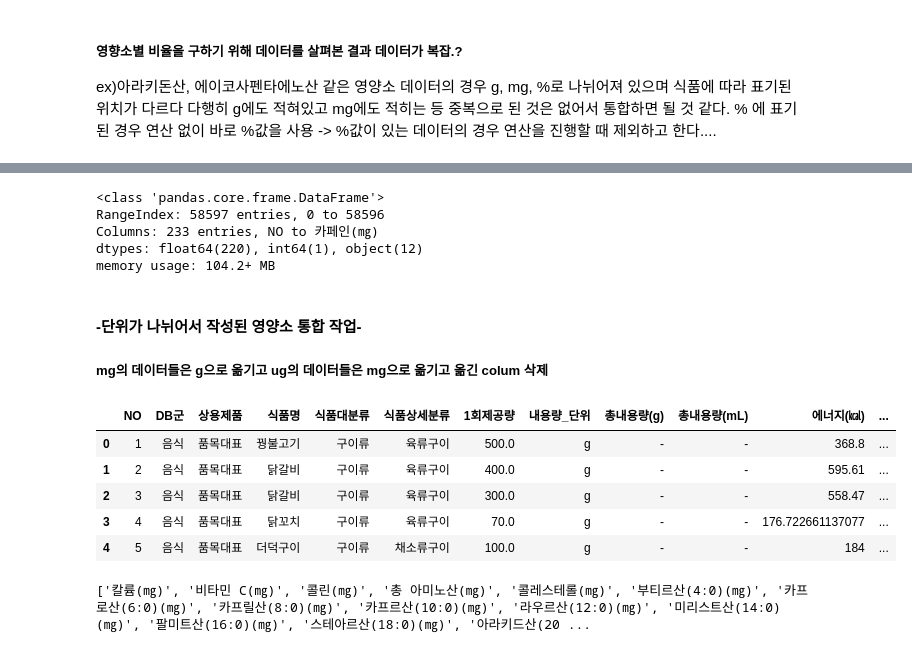
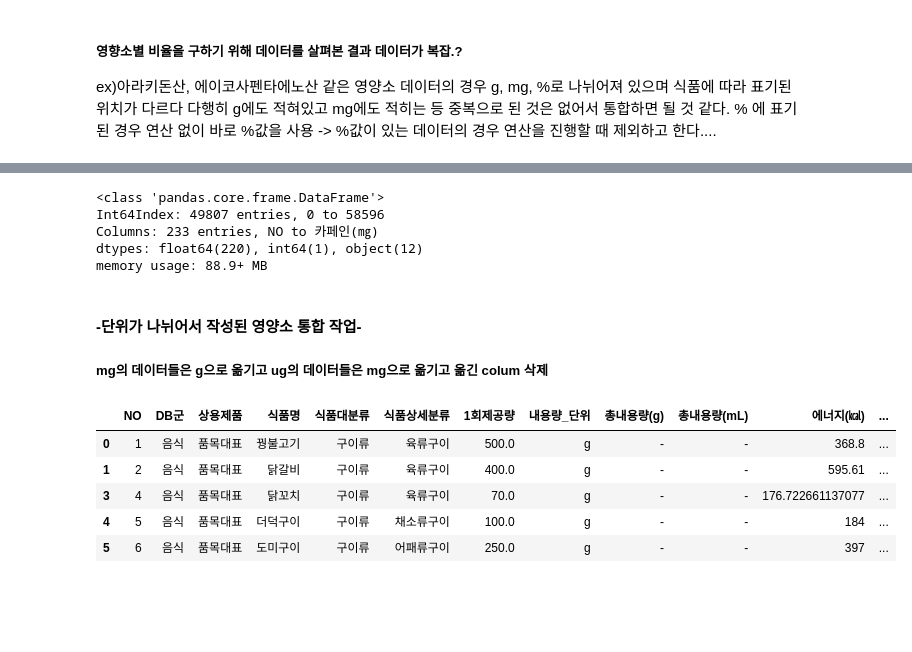
Before and after one commit to mang0206/test_mirror, a Jupyter notebook: food_nutrients/ food_nutrients_MJ.ipynb, the cells around one changed output, grey strips where cells are left out. Saved outputs shown, nothing was run; the diff lists cells and outputs as text; code cells hidden in the pictures; blank space fills up the shorter version.

```diff
--- a/food_nutrients/ food_nutrients.ipynb
+++ b/food_nutrients/ food_nutrients_MJ.ipynb
@@ -10,7 +10,7 @@ import pandas as pd
 import matplotlib.pyplot as plt
 import re
 # %%
-food_nutrients = pd.read_excel('통합 식품영양성분DB_20211106.xlsx', skiprows=[0,1,2])
+food_nutrients = pd.read_excel('통합 식품영양성분DB_20211106.xlsx', skiprows=[0,1,2], engine='openpyxl')
 food_nutrients.head()
 # %% [output]
 |  | NO | SAMPLE_ID | 식품코드 | DB군 | 상용제품 | 식품명 | 연도 | 지역 / 제조사 | 채취시기 | 식품대분류 | ... | ... |
@@ -68,0 +71,4 @@ food_nutrients_copy.head()
+# %%
+food_nutrients_copy = food_nutrients_copy.drop_duplicates(['식품명'])
+
+food_nutrients_copy.head()
@@ -78,10 +99,10 @@ food_nutrients_copy2 = food_nutrients_copy.copy()
 # %%
 gTomg = 0.001
 
-for col in food_nutrients_copy2.loc[: ,'단백질(g)':'카페인(㎎)']:
+for col in food_nutrients_copy.loc[: ,'단백질(g)':'카페인(㎎)']:
     if '㎎' in col:
-        food_nutrients_copy2[col] = food_nutrients_copy2[col] * gTomg
-for col in food_nutrients_copy2.loc[: ,'단백질(g)':'카페인(㎎)']:
+        food_nutrients_copy[col] = food_nutrients_copy[col] * gTomg
+for col in food_nutrients_copy.loc[: ,'단백질(g)':'카페인(㎎)']:
     if '㎍' in col:
-        food_nutrients_copy2[col] = food_nutrients_copy2[col] * gTomg * gTomg
+        food_nutrients_copy[col] = food_nutrients_copy[col] * gTomg * gTomg
 # %%
@@ -150,5 +153,5 @@ make_nutrientt_list_delete_giho(fn, _nutrient_microgram_list, '㎍')
 # %%
-(food_nutrients_copy2[nutrient_persent_list]>0.0).sum()
+(food_nutrients_copy[nutrient_persent_list]>0.0).sum()
 
 integrated_G_MG = []
 integrated_MG_UG = []
@@ -167,30 +170,30 @@ for nutrient in _nutrient_persent_list:
         have_percent.append(nutrient + '㎎')
 
 # print(integrated_G_MG, integrated_MG_UG, have_percent)
-food_nutrients_copy2.info()
+food_nutrients_copy.info()
 # %% [output]
 <class 'pandas.core.frame.DataFrame'>
-RangeIndex: 58597 entries, 0 to 58596
+Int64Index: 49807 entries, 0 to 58596
 Columns: 233 entries, NO to 카페인(㎎)
 dtypes: float64(220), int64(1), object(12)
-memory usage: 104.2+ MB
+memory usage: 88.9+ MB
 # %% [markdown]
 #### -단위가 나뉘어서 작성된 영양소 통합 작업-
 ##### mg의 데이터들은 g으로 옮기고 ug의 데이터들은 mg으로 옮기고 옮긴 colum 삭제
 # %%
 # mg의 데이터들을 g으로 옮겨준다.
 for nutrien in integrated_G_MG:
-    food_nutrients_copy2[nutrien+'(g)'] = food_nutrients_copy2[nutrien+'(g)'].add(food_nutrients_copy2[nutrien+'(㎎)'])
+    food_nutrients_copy[nutrien+'(g)'] = food_nutrients_copy[nutrien+'(g)'].add(food_nutrients_copy[nutrien+'(㎎)'])
 # ug의 데이터들을 mg으로 옮겨준다.
 for nutrien in integrated_MG_UG:
-    food_nutrients_copy2[nutrien+'(㎎)'] = food_nutrients_copy2[nutrien+'(㎎)'].add(food_nutrients_copy2[nutrien+'(㎍)'])
+    food_nutrients_copy[nutrien+'(㎎)'] = food_nutrients_copy[nutrien+'(㎎)'].add(food_nutrients_copy[nutrien+'(㎍)'])
 # %%
-food_nutrients_copy2.head()
+food_nutrients_copy.head()
 # %% [output]
 |  | NO | DB군 | 상용제품 | 식품명 | 식품대분류 | 식품상세분류 | 1회제공량 | 내용량_단위 | 총내용량(g) | 총내용량(mL) | 에너지(㎉) | ... |
 | 0 | 1 | 음식 | 품목대표 | 꿩불고기 | 구이류 | 육류구이 | 500.0 | g | - | - | 368.8 | ... |
 | 1 | 2 | 음식 | 품목대표 | 닭갈비 | 구이류 | 육류구이 | 400.0 | g | - | - | 595.61 | ... |
-| 2 | 3 | 음식 | 품목대표 | 닭갈비 | 구이류 | 육류구이 | 300.0 | g | - | - | 558.47 | ... |
 | 3 | 4 | 음식 | 품목대표 | 닭꼬치 | 구이류 | 육류구이 | 70.0 | g | - | - | 176.722661137077 | ... |
 | 4 | 5 | 음식 | 품목대표 | 더덕구이 | 구이류 | 채소류구이 | 100.0 | g | - | - | 184 | ... |
+| 5 | 6 | 음식 | 품목대표 | 도미구이 | 구이류 | 어패류구이 | 250.0 | g | - | - | 397 | ... |
 # %%
@@ -204,7 +207,5 @@ for i in range(len(integrated_G_MG)):
 for i in range(len(integrated_MG_UG)):
     delete_MG_UG[i] = integrated_MG_UG[i] + '(㎍)'
 
-food_nutrients_copy3 = food_nutrients_copy2.drop(delete_G_MG, axis = 1)
-food_nutrients_copy3 = food_nutrients_copy3.drop(delete_MG_UG, axis = 1)
+food_nutrients_copy = food_nutrients_copy.drop(delete_G_MG, axis = 1)
+food_nutrients_copy = food_nutrients_copy.drop(delete_MG_UG, axis = 1)
-# %% [output]
-['칼륨(㎎)', '비타민 C(㎎)', '콜린(㎎)', '총 아미노산(㎎)', '콜레스테롤(㎎)', '부티르산(4:0)(㎎)', '카프로산(6:0)(㎎)', '카프릴산(8:0)(㎎)', '카프르산(10:0)(㎎)', '라우르산(12:0)(㎎)', '미리스트산(14:0)(㎎)', '팔미트산(16:0)(㎎)', '스테아르산(18:0)(㎎)', '아라키드산(20 ...
```
Also changed, not shown: parts of 36 cells of this notebook.
